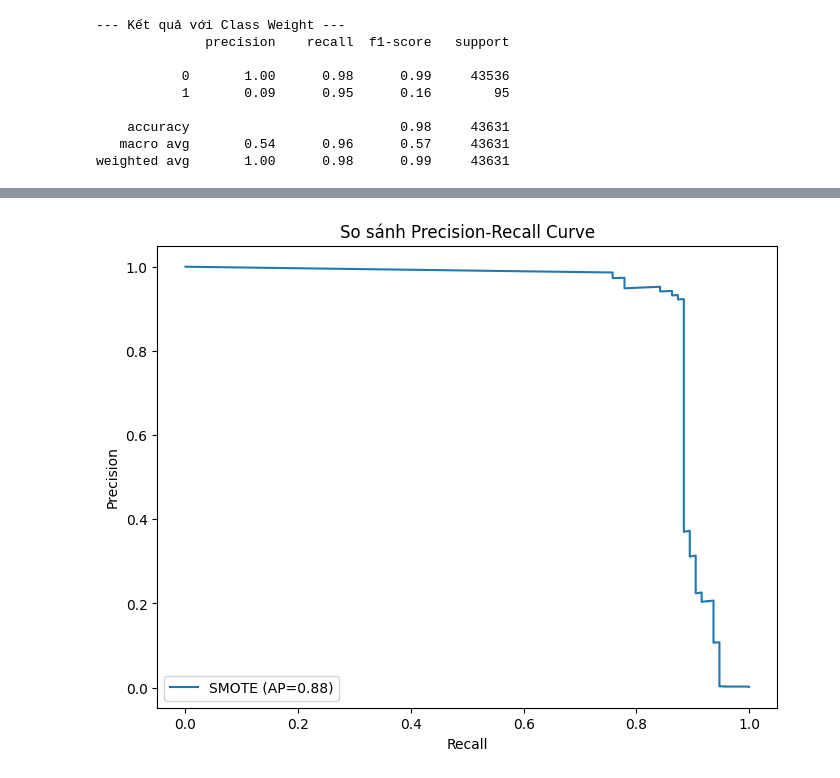
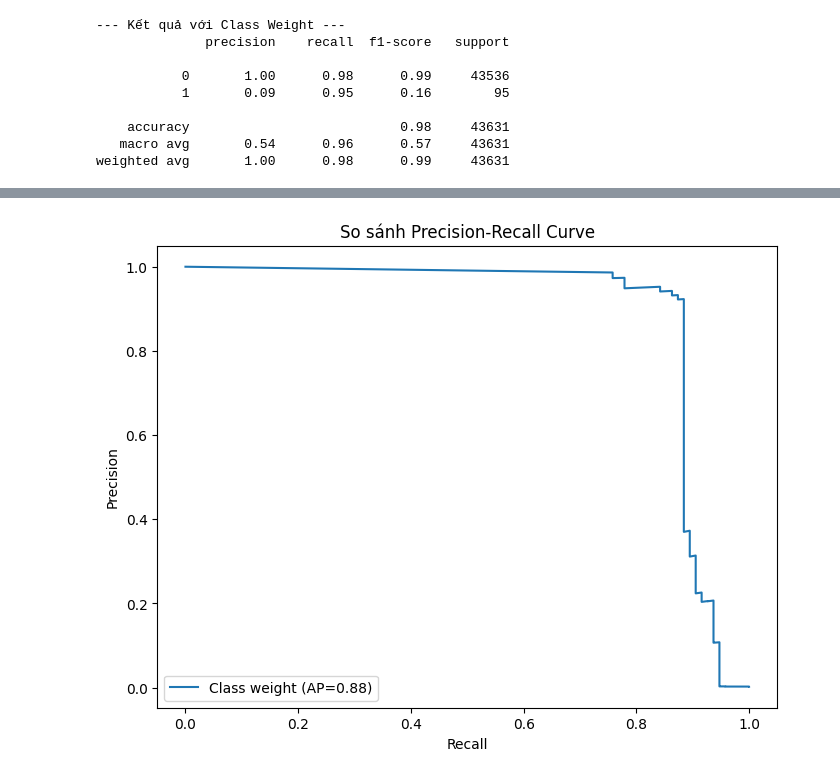
Before and after one commit to TienNguyen0712/credit-card-fraud-detection, a Jupyter notebook: src/notebooks/02_preprocessing_and_baseline_model.ipynb, the cells around one changed output, grey strips where cells are left out. Cells and saved outputs as stored; diff of their text form; code cells hidden in the pictures.

```diff
--- a/src/notebooks/02_preprocessing_and_baseline_model.ipynb
+++ b/src/notebooks/02_preprocessing_and_baseline_model.ipynb
@@ -123,15 +170,15 @@ weighted avg       1.00      0.98      0.99     43631
 # %%
 def plot_pr_curve(model, X_test, y_test, label):
     y_probs = model_cw.predict_proba(X_test)[:, 1]
     precision, recall, _ = precision_recall_curve(y_test, y_probs)
     plt.plot(recall, precision, label=f'{label} (AP={average_precision_score(y_test, y_probs):.2f})')
 
 plt.figure(figsize=(8, 6))
-plot_pr_curve(model_cw, X_test, y_test, "SMOTE")
+plot_pr_curve(model_cw, X_test, y_test, "Class weight")
 plt.xlabel('Recall')
 plt.ylabel('Precision')
 plt.title('So sánh Precision-Recall Curve')
 plt.legend()
 plt.show()
 # %% [output]
-[figure, old version]
+[figure, new version]
```
Also changed, not shown: parts of 8 cells of this notebook.
